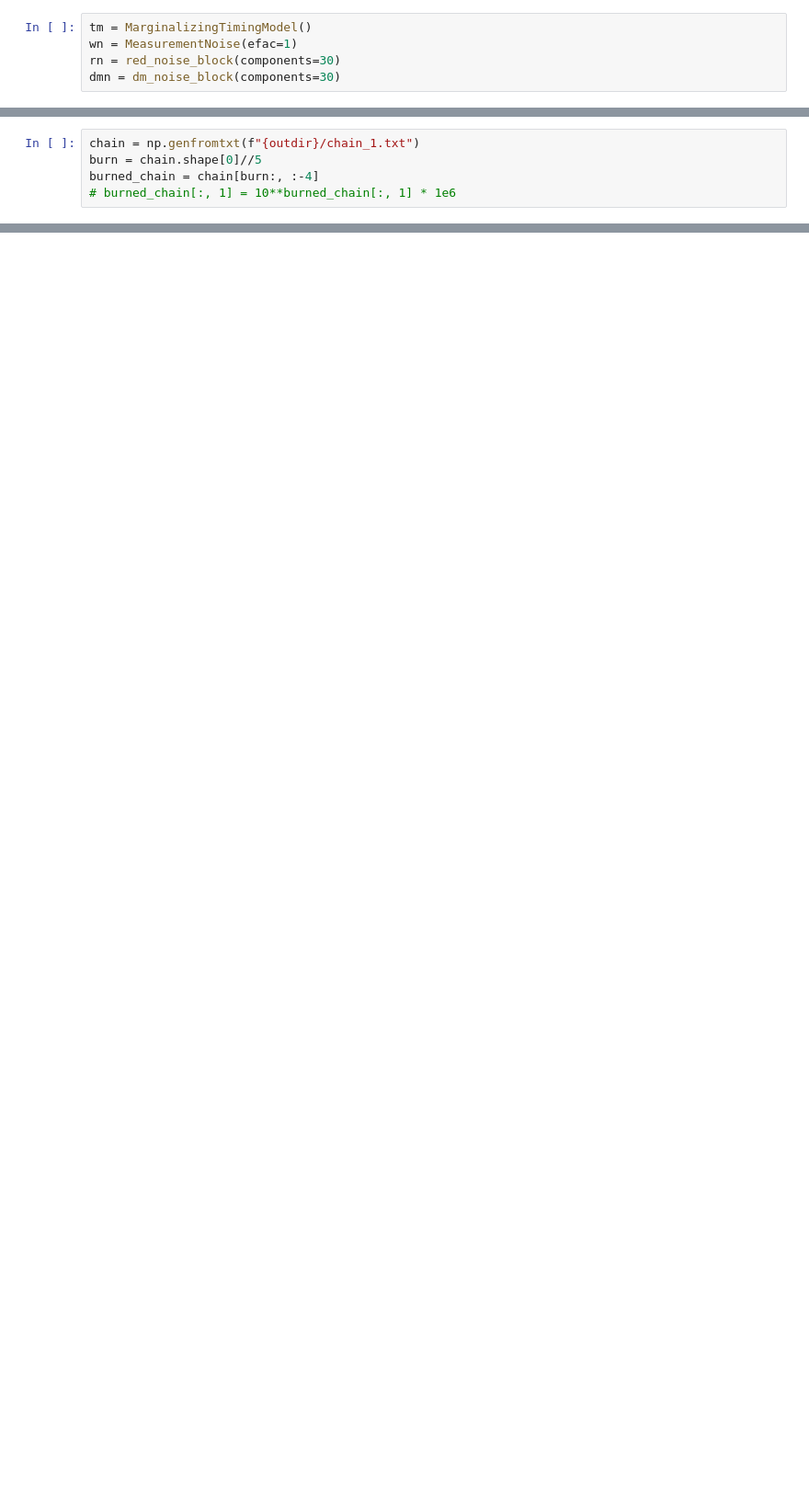
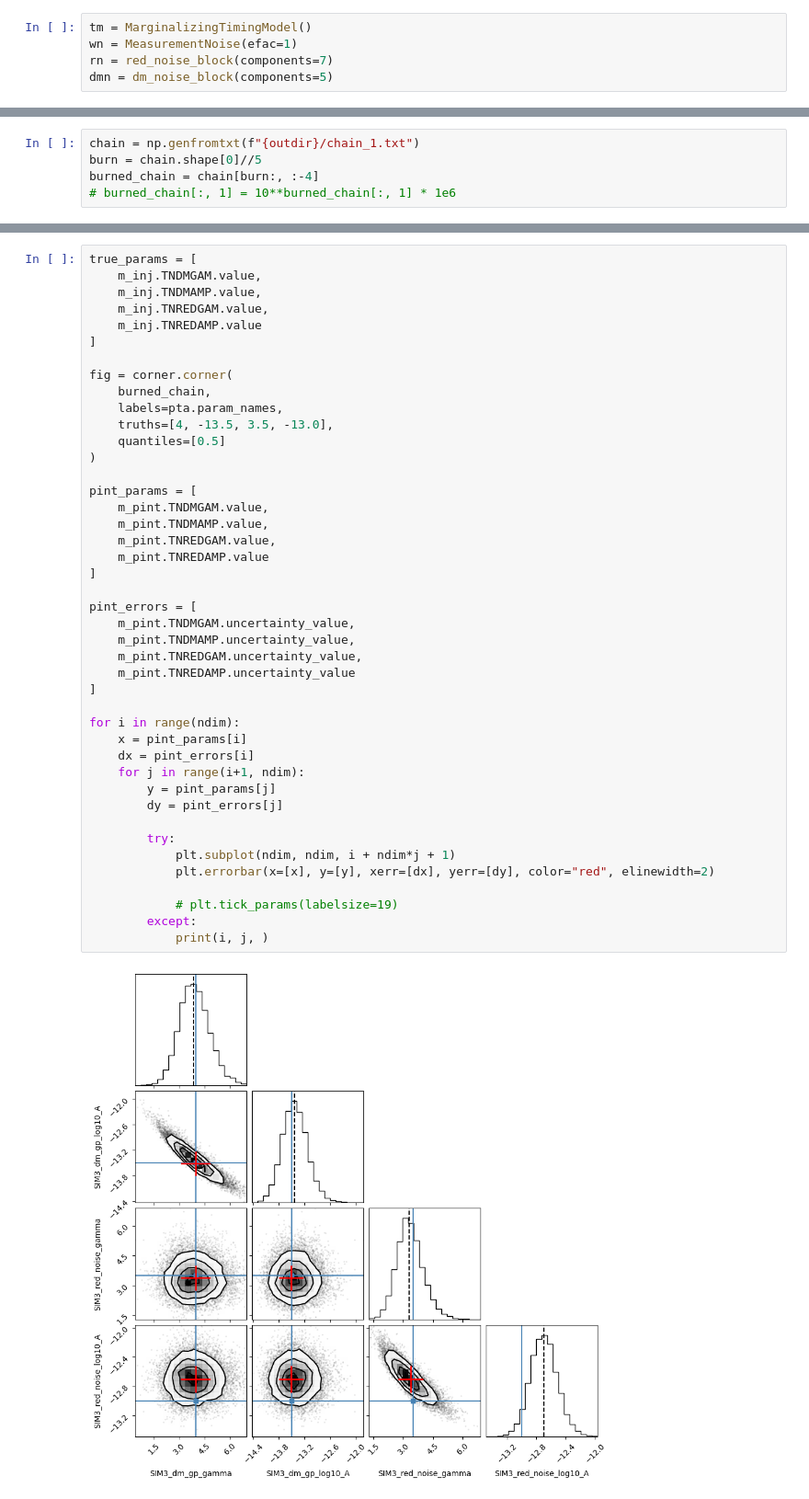
Before and after one commit to abhisrkckl/pint-noise, a Jupyter notebook: sim5-dmn-arn/Sim5-comparison.ipynb, the cells around one changed output, grey strips where cells are left out. Shown: that part at 92% size. Drawn from its saved outputs; the diff is of its cells as text; blank space fills up the shorter version.

```diff
--- a/sim5-dmn-arn/Sim5-comparison.ipynb
+++ b/sim5-dmn-arn/Sim5-comparison.ipynb
@@ -23,8 +25,8 @@ WARNING: Could not find pulsar distance for PSR SIM3. Setting value to 1 with 20
 # %%
 tm = MarginalizingTimingModel()
 wn = MeasurementNoise(efac=1)
-rn = red_noise_block(components=30)
-dmn = dm_noise_block(components=30)
+rn = red_noise_block(components=7)
+dmn = dm_noise_block(components=5)
 # %%
 signal = tm + wn + dmn + rn
 # %%
@@ -78,0 +147,45 @@ fig = corner.corner(
+# %%
+true_params = [
+    m_inj.TNDMGAM.value,
+    m_inj.TNDMAMP.value,
+    m_inj.TNREDGAM.value,
+    m_inj.TNREDAMP.value
+]
+
+fig = corner.corner(
+    burned_chain,
+    labels=pta.param_names,
+    truths=[4, -13.5, 3.5, -13.0],
+    quantiles=[0.5]
+)
+
+pint_params = [
+    m_pint.TNDMGAM.value,
+    m_pint.TNDMAMP.value,
+    m_pint.TNREDGAM.value,
+    m_pint.TNREDAMP.value
+]
+
+pint_errors = [
+    m_pint.TNDMGAM.uncertainty_value,
+    m_pint.TNDMAMP.uncertainty_value,
+    m_pint.TNREDGAM.uncertainty_value,
+    m_pint.TNREDAMP.uncertainty_value
+]
+
+for i in range(ndim):
+    x = pint_params[i]
+    dx = pint_errors[i]
+    for j in range(i+1, ndim):
+        y = pint_params[j]
+        dy = pint_errors[j]
+
+        try:
+            plt.subplot(ndim, ndim, i + ndim*j + 1)
+            plt.errorbar(x=[x], y=[y], xerr=[dx], yerr=[dy], color="red", elinewidth=2)
+
+            # plt.tick_params(labelsize=19)
+        except:
+            print(i, j, )
+# %% [output]
+[figure, added]
```
Also changed, not shown: parts of 17 cells of this notebook, 5 other files.
